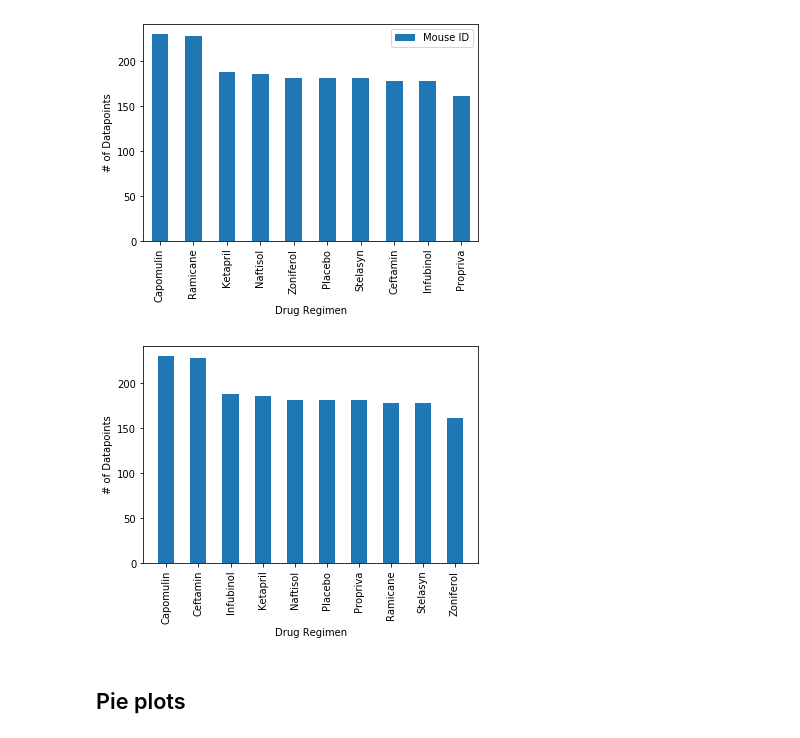
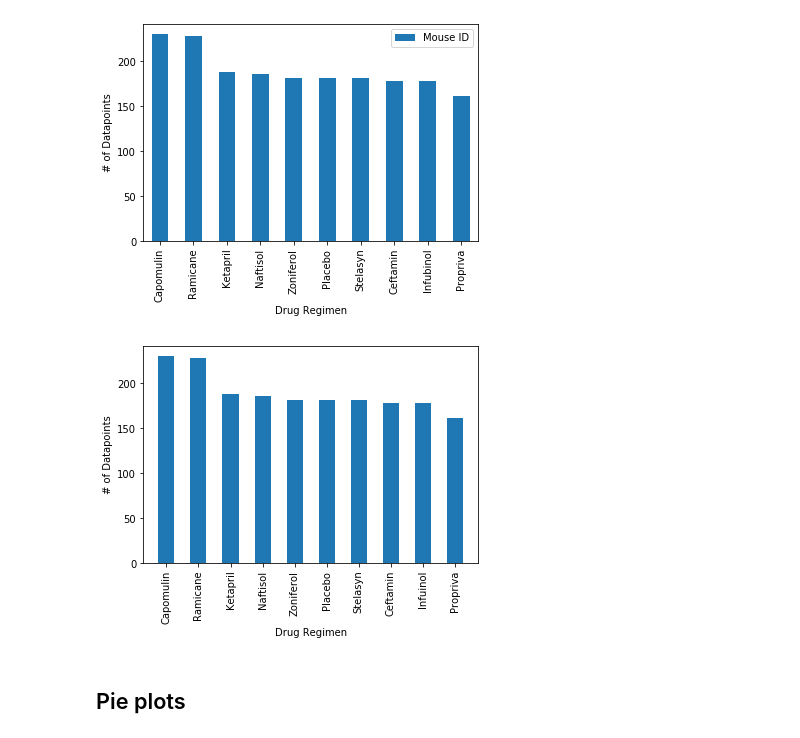
Before and after one commit to michaeltrias/matplotlib_hw, a Jupyter notebook: pymaceuticals2.ipynb, the cells around one changed output. Drawn from its saved outputs; the diff is of its cells as text; code cells hidden in the pictures.

```diff
--- a/pymaceuticals2.ipynb
+++ b/pymaceuticals2.ipynb
@@ -101,19 +101,19 @@ Text(0.5, 0, 'Drug Regimen')
 # %%
 # Generate a bar plot showing number of data points for each treatment regimen using pyplot
 #plt.plot()
 
 x_values = mouseid_df.index.values
 y_values = mouseid_df["Mouse ID"]
 
-labels = ["Capomulin", "Ceftamin", "Infubinol", "Ketapril", "Naftisol", "Placebo", "Propriva", "Ramicane", "Stelasyn","Zoniferol"]
+#labels = ["Capomulin", "Ramicane", "Ketapril", "Naftisol","Zoniferol" ,"Placebo", "Stelasyn","Ceftamin","Infuinol","Propriva"]
 
 plt.bar(x_values,y_values, width =0.5)
 plt.xticks(x_values, labels, rotation ="vertical")
 plt.ylabel("# of Datapoints")
 plt.xlabel("Drug Regimen")
 plt.show()
 # %% [output]
-[figure, old version]
+[figure, new version]
 # %% [markdown]
 ## Pie plots
 # %%
```
Also changed, not shown: parts of 5 cells of this notebook.
